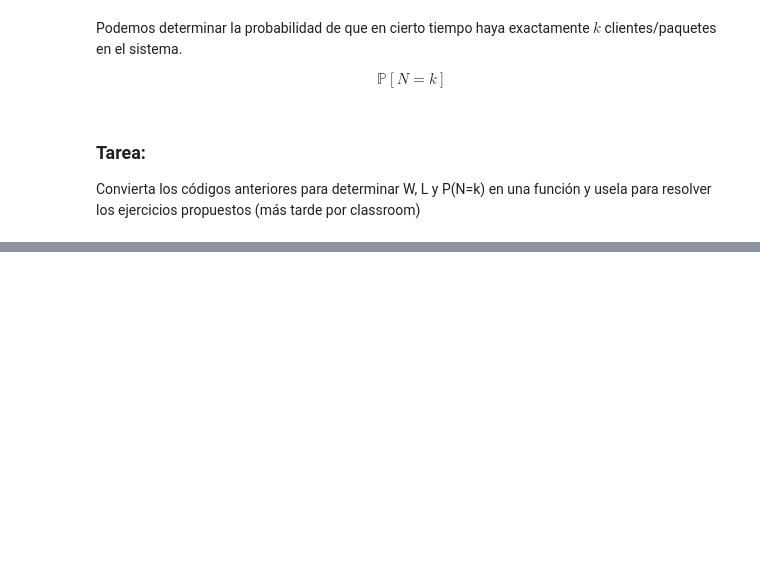
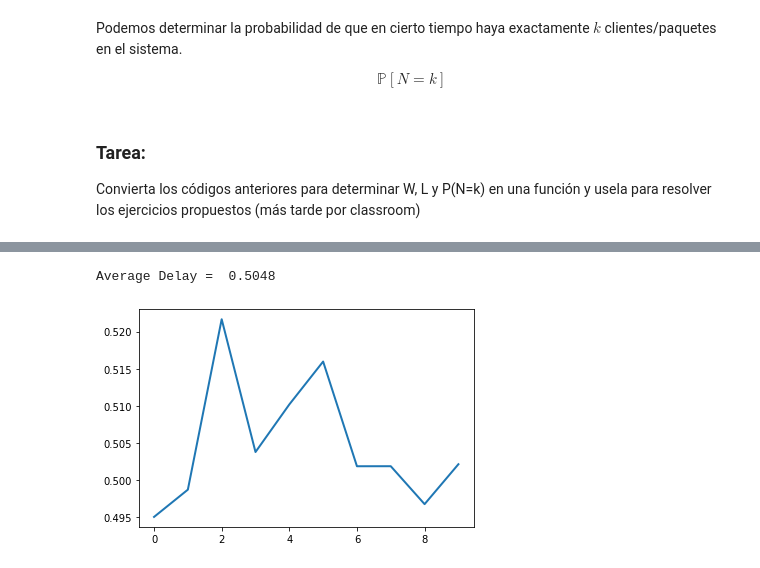
Before and after one commit to Medetl/Simulacion, a Jupyter notebook: Unidad IV/Simulacion de un sistema de linea de espera.ipynb, the cells around one changed output, grey strips where cells are left out. Drawn from its saved outputs; the diff is of its cells as text; code cells hidden in the pictures; blank space fills up the shorter version.

```diff
--- a/Unidad IV/Simulacion de un sistema de linea de espera.ipynb
+++ b/Unidad IV/Simulacion de un sistema de linea de espera.ipynb
@@ -760,17 +762,20 @@ mm1_W(4.0,6.0)
 # %%
 lamda = 4.0
 mu = 6.0
 
 
-Num_Repl = 100 # Number of replications (repetitions)
+Num_Repl = 10 # Number of replications (repetitions)
 Delay = [] # Data set
 
 for i in range(Num_Repl):
     seed() # Reseed RNG
     d = mm1_W(lamda, mu)
     Delay.append(d)
 
 
 # Estimate of performance measure
 plot(Delay, linewidth=2, label="W")
 print("Average Delay = " , round( mean(Delay), 4) )
+# %% [output]
+Average Delay =  0.5048
+[figure, added]
```
Also changed, not shown: parts of 1 cell of this notebook.
